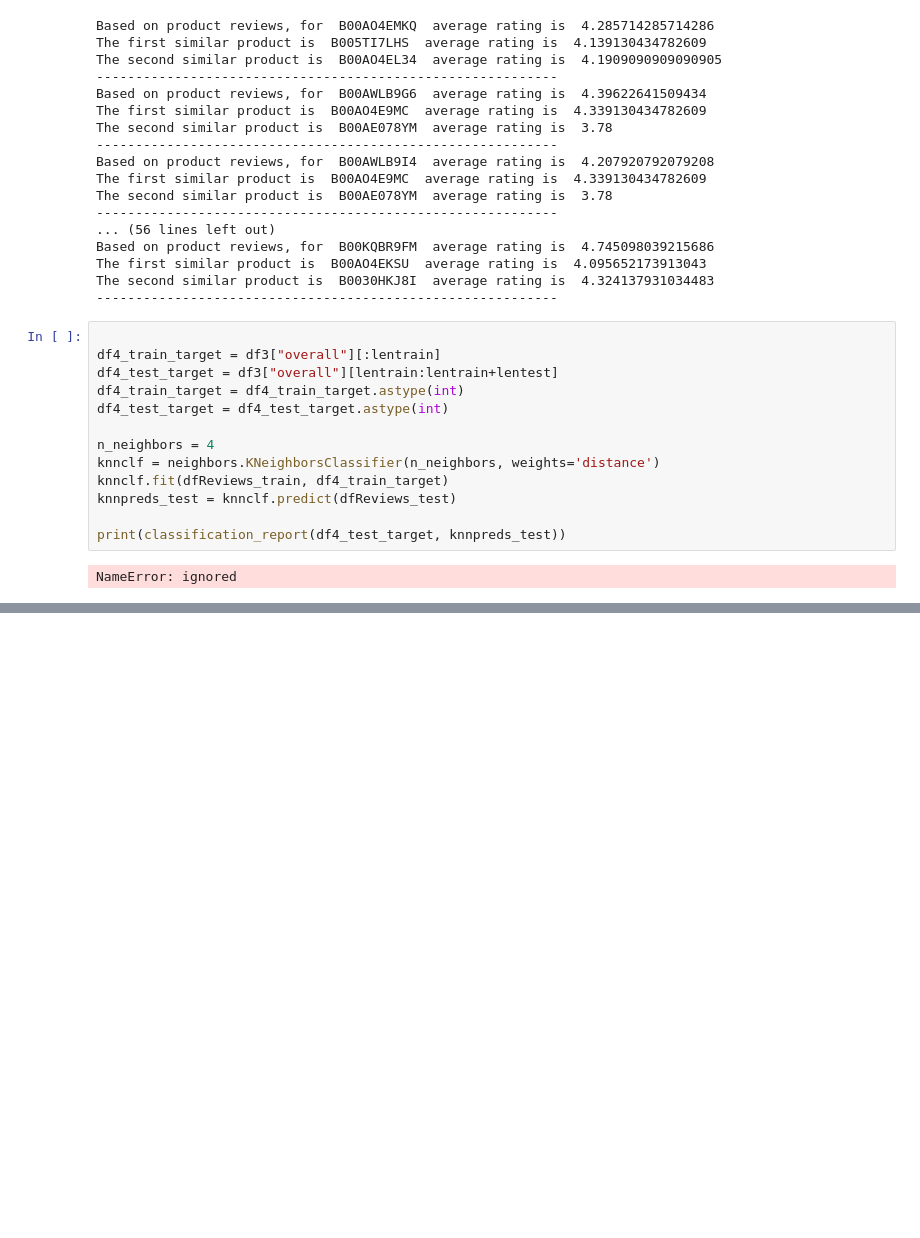
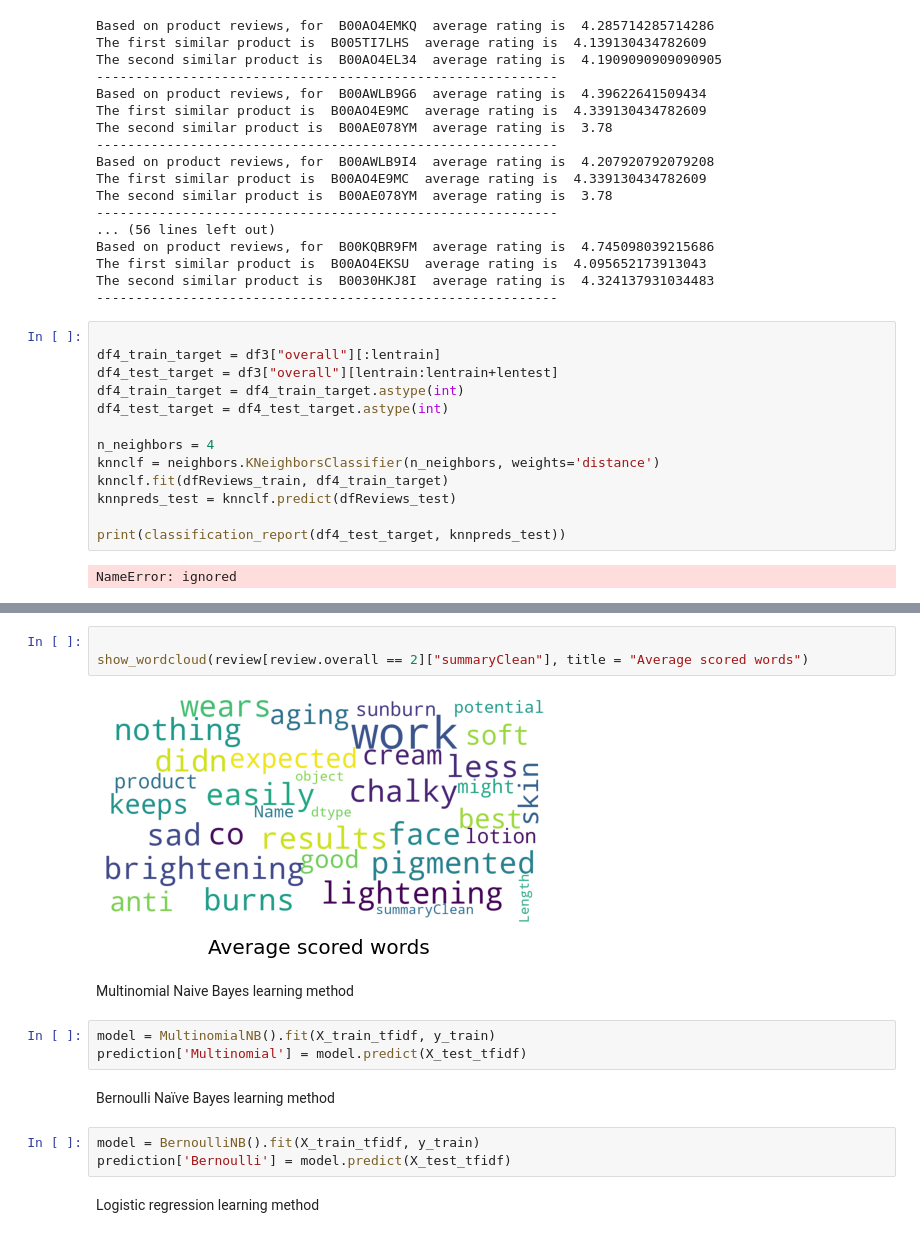
Before and after one commit to vanshika7-max/Amazon-Product-Recommendation-Engine, a Jupyter notebook: Vanshika_Raj_Product_Recommendation_Engine_Capstone_Project.ipynb, the cells around one changed output, grey strips where cells are left out. Saved outputs shown, nothing was run; the diff lists cells and outputs as text; blank space fills up the shorter version.

```diff
--- a/Vanshika_Raj_Product_Recommendation_Engine_Capstone_Project.ipynb
+++ b/Vanshika_Raj_Product_Recommendation_Engine_Capstone_Project.ipynb
@@ -611,0 +802,18 @@ NameError: ignored
+# %%
+
+show_wordcloud(review[review.overall == 2]["summaryClean"], title = "Average scored words")
+# %% [output]
+[figure, added]
+# %% [markdown]
+Multinomial Naive Bayes learning method
+# %%
+model = MultinomialNB().fit(X_train_tfidf, y_train)
+prediction['Multinomial'] = model.predict(X_test_tfidf)
+# %% [markdown]
+Bernoulli Naïve Bayes learning method
+# %%
+model = BernoulliNB().fit(X_train_tfidf, y_train)
+prediction['Bernoulli'] = model.predict(X_test_tfidf)
+# %% [markdown]
+
+Logistic regression learning method
```
Also changed, not shown: parts of 28 cells of this notebook.
